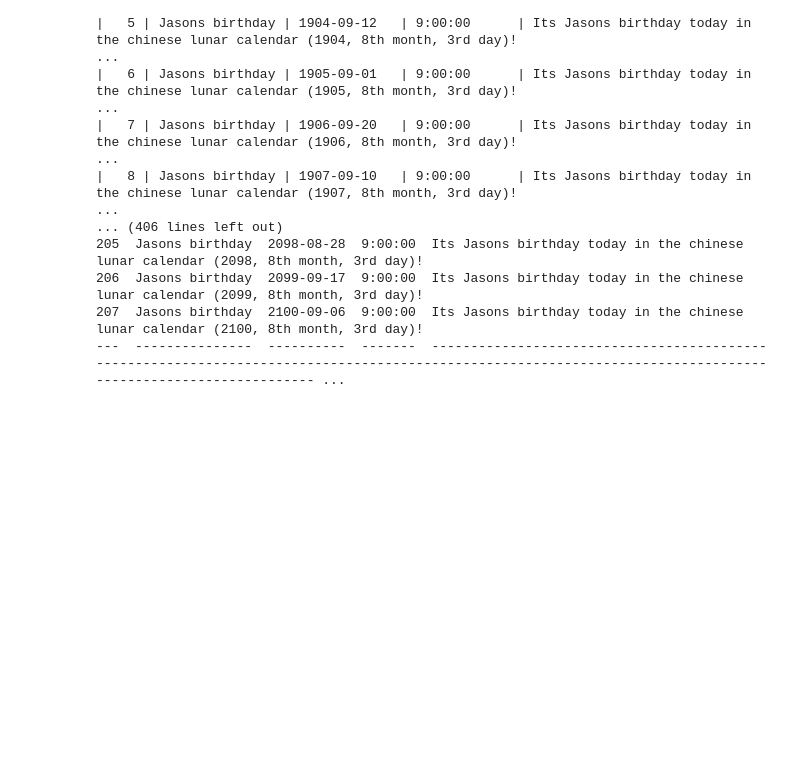
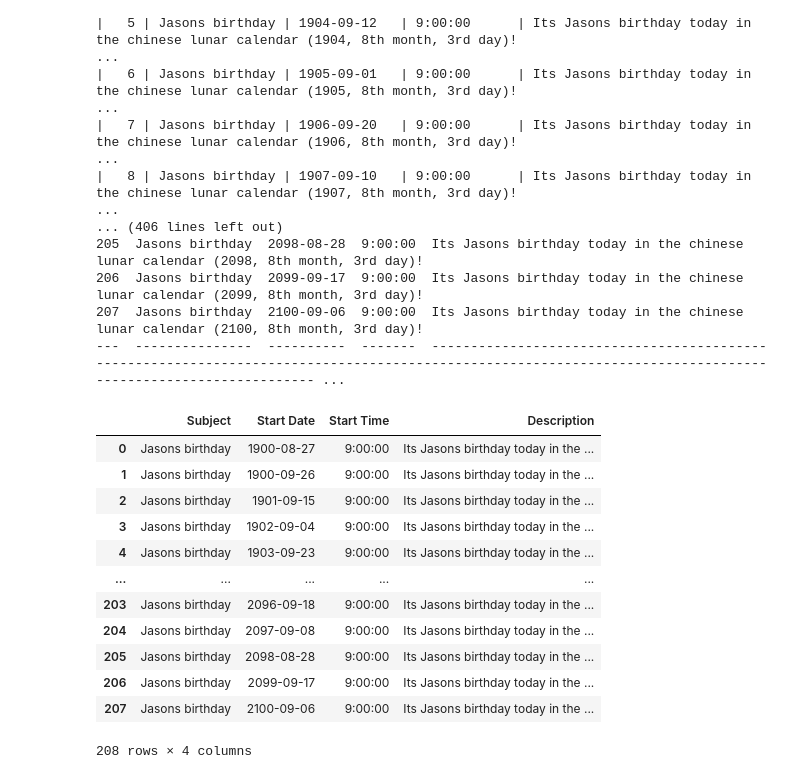
Before and after one commit to ryankwok123/lunar_to_gregorian_birthday, a Jupyter notebook: lunar2gregorian.ipynb, the cells around one changed output. Saved outputs shown, nothing was run; the diff lists cells and outputs as text; code cells hidden in the pictures; blank space fills up the shorter version.

Commit message:
display with read.csv

```diff
--- a/lunar2gregorian.ipynb
+++ b/lunar2gregorian.ipynb
@@ -153,3 +153,19 @@ print(jason_bday.display_and_save_to_csv())
 206  Jasons birthday  2099-09-17  9:00:00  Its Jasons birthday today in the chinese lunar calendar (2099, 8th month, 3rd day)!
 207  Jasons birthday  2100-09-06  9:00:00  Its Jasons birthday today in the chinese lunar calendar (2100, 8th month, 3rd day)!
 ---  ---------------  ----------  -------  ------------------------------------------------------------------------------------------------------------------------------------------------------------- ...
+# %%
+pd.read_csv('lunar_to_gregorian_birthdays.csv')
+# %% [output]
+|  | Subject | Start Date | Start Time | Description |
+| 0 | Jasons birthday | 1900-08-27 | 9:00:00 | Its Jasons birthday today in the ... |
+| 1 | Jasons birthday | 1900-09-26 | 9:00:00 | Its Jasons birthday today in the ... |
+| 2 | Jasons birthday | 1901-09-15 | 9:00:00 | Its Jasons birthday today in the ... |
+| 3 | Jasons birthday | 1902-09-04 | 9:00:00 | Its Jasons birthday today in the ... |
+| 4 | Jasons birthday | 1903-09-23 | 9:00:00 | Its Jasons birthday today in the ... |
+| ... | ... | ... | ... | ... |
+| 203 | Jasons birthday | 2096-09-18 | 9:00:00 | Its Jasons birthday today in the ... |
+| 204 | Jasons birthday | 2097-09-08 | 9:00:00 | Its Jasons birthday today in the ... |
+| 205 | Jasons birthday | 2098-08-28 | 9:00:00 | Its Jasons birthday today in the ... |
+| 206 | Jasons birthday | 2099-09-17 | 9:00:00 | Its Jasons birthday today in the ... |
+| 207 | Jasons birthday | 2100-09-06 | 9:00:00 | Its Jasons birthday today in the ... |
+208 rows × 4 columns
```
Also changed, not shown: 1 other file.
